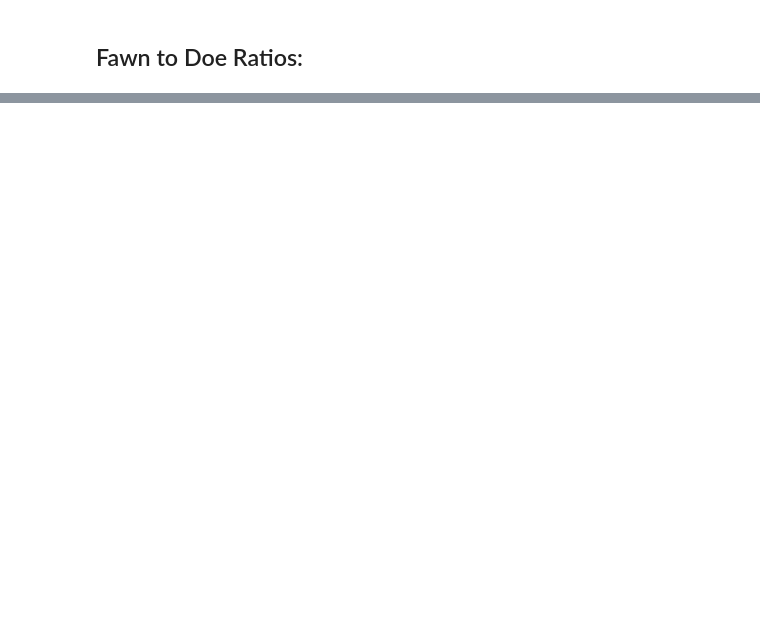
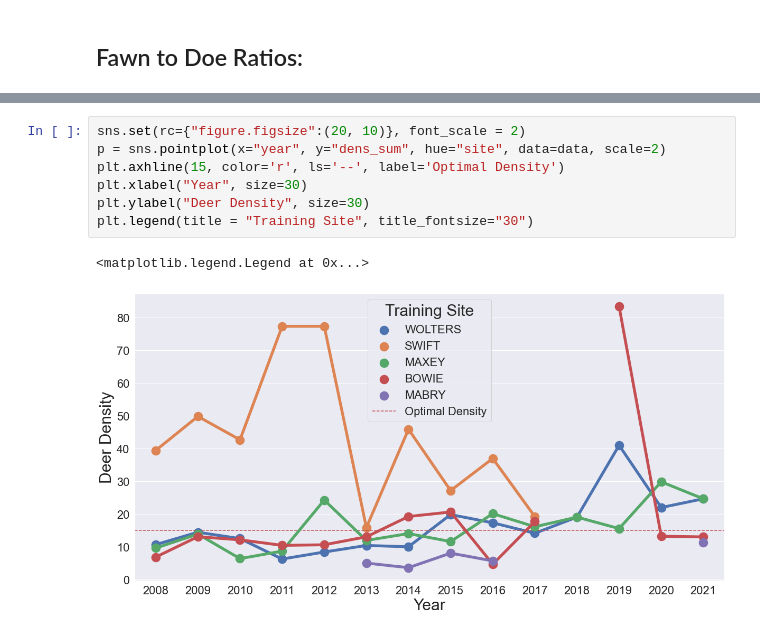
Before and after one commit to sont5413/Data_Viz_Deer_Survey_Data, a Jupyter notebook: TMD Deer Demographics.ipynb, the cells around one changed output, grey strips where cells are left out. Saved outputs shown, nothing was run; the diff lists cells and outputs as text; blank space fills up the shorter version.

```diff
--- a/TMD Deer Demographics.ipynb
+++ b/TMD Deer Demographics.ipynb
@@ -44,0 +45,10 @@ plt.legend(title = "Training Site", title_fontsize="30")
+# %%
+sns.set(rc={"figure.figsize":(20, 10)}, font_scale = 2)
+p = sns.pointplot(x="year", y="dens_sum", hue="site", data=data, scale=2)
+plt.axhline(15, color='r', ls='--', label='Optimal Density')
+plt.xlabel("Year", size=30)
+plt.ylabel("Deer Density", size=30)
+plt.legend(title = "Training Site", title_fontsize="30")
+# %% [output]
+<matplotlib.legend.Legend at 0x...>
+[figure, added]
```
Also changed, not shown: parts of 3 cells of this notebook, 1 other file.
